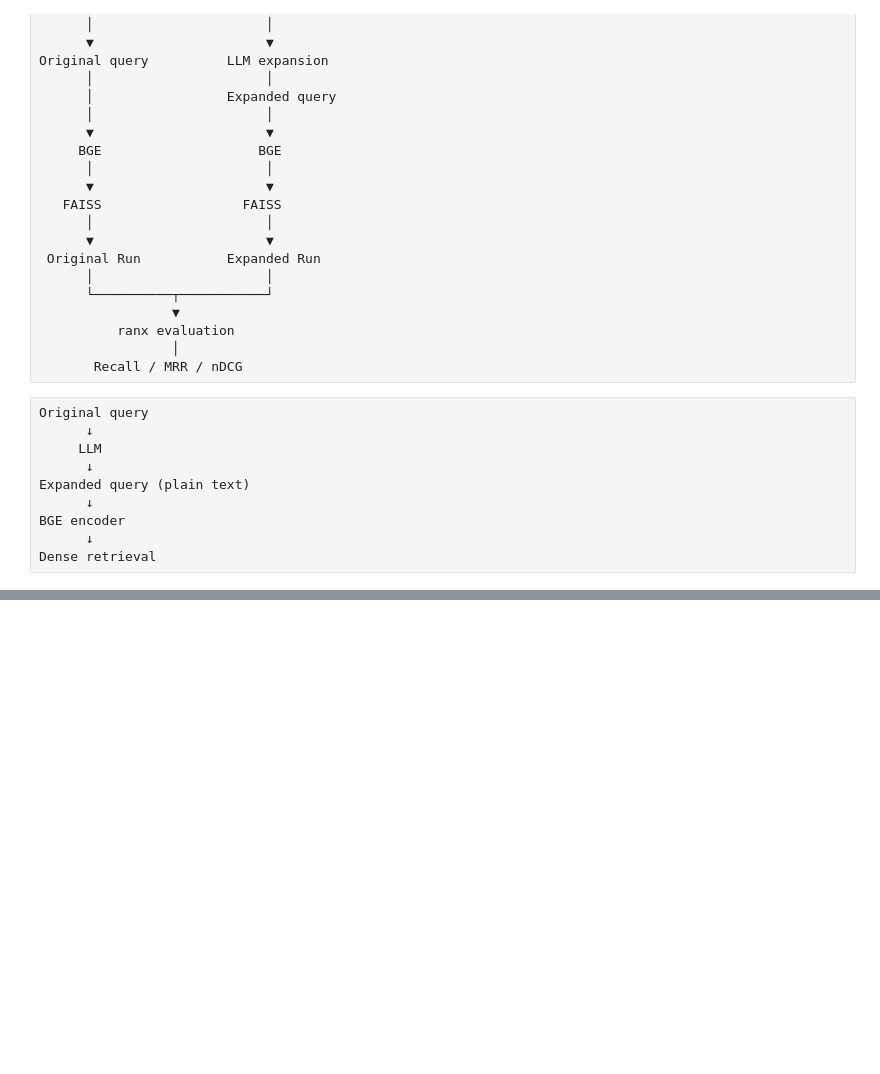
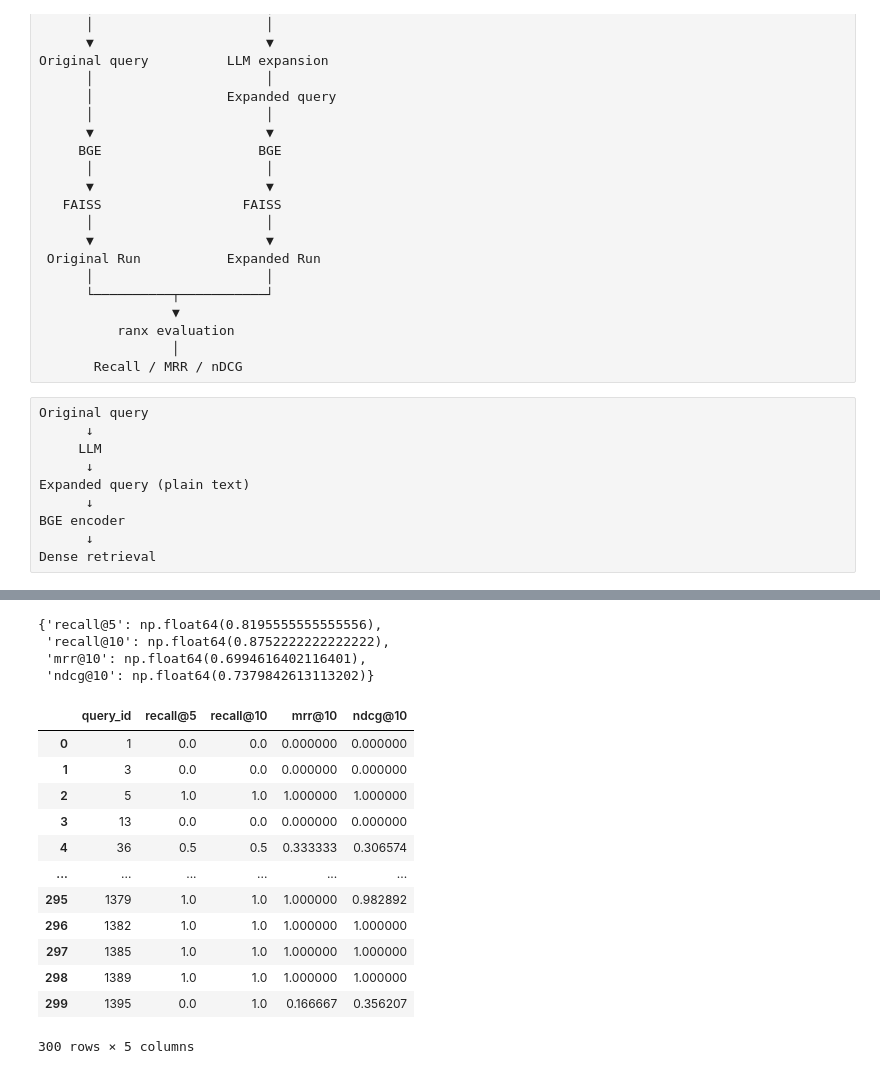
Before and after one commit to GolsaCodes/IR_System, a Jupyter notebook: IR_system.ipynb, the cells around one changed output, grey strips where cells are left out. Cells and saved outputs as stored; diff of their text form; code cells hidden in the pictures; blank space fills up the shorter version.

```diff
--- a/IR_system.ipynb
+++ b/IR_system.ipynb
@@ -478,6 +537,8 @@ for _, row in queries_df.iterrows():
 
     except Exception as e:
         print(f"Error for query {query_id}: {e}")
+# %%
+pd.set_option('display.max_colwidth', None)
 # %%
 expanded_queries_df = pd.read_csv(
     "scifact_gemini_expanded_queries.csv",
@@ -490,0 +574,4 @@ FileNotFoundError: [Errno 2] No such file or directory: 'scifact_gemini_expanded
+# %%
+expanded_queries_df['llm_output'] = expanded_queries_df['expanded_query']
+# %%
+expanded_queries_df['expanded_query'] = expanded_queries_df['original_query'].apply(add_punc) + " " + expanded_queries_df['llm_output']
@@ -490,0 +695,59 @@ FileNotFoundError: [Errno 2] No such file or directory: 'scifact_gemini_expanded
+# %%
+results
+# %% [output]
+{'recall@5': np.float64(0.8195555555555556),
+ 'recall@10': np.float64(0.8752222222222222),
+ 'mrr@10': np.float64(0.6994616402116401),
+ 'ndcg@10': np.float64(0.7379842613113202)}
+# %%
+import pandas as pd
+from ranx import Qrels, Run, evaluate
+
+# Create Qrels and Run objects
+qrels_obj = Qrels(qrels)
+exp_run_obj = Run(exp_run_dict)
+
+# Get overall results
+overall_results = evaluate(
+    qrels_obj,
+    exp_run_obj,
+    ["recall@5", "recall@10", "mrr@10", "ndcg@10"]
+)
+
+# Get per-query results by iterating over each query
+per_query_results = {}
+
+for query_id in qrels.keys():
+    if query_id in exp_run_dict:
+        # Create single-query Qrels and Run
+        single_qrels = Qrels({query_id: qrels[query_id]})
+        single_run = Run({query_id: exp_run_dict[query_id]})
+
+        # Evaluate for this single query
+        single_results = evaluate(
+            single_qrels,
+            single_run,
+            ["recall@5", "recall@10", "mrr@10", "ndcg@10"]
+        )
+
+        per_query_results[query_id] = single_results
+
+df_per_expquery = pd.DataFrame(per_query_results).T
+df_per_expquery.index.name = 'query_id'
+df_per_expquery = df_per_expquery.reset_index()
+# %%
+df_per_expquery
+# %% [output]
+|  | query_id | recall@5 | recall@10 | mrr@10 | ndcg@10 |
+| 0 | 1 | 0.0 | 0.0 | 0.000000 | 0.000000 |
+| 1 | 3 | 0.0 | 0.0 | 0.000000 | 0.000000 |
+| 2 | 5 | 1.0 | 1.0 | 1.000000 | 1.000000 |
+| 3 | 13 | 0.0 | 0.0 | 0.000000 | 0.000000 |
+| 4 | 36 | 0.5 | 0.5 | 0.333333 | 0.306574 |
+| ... | ... | ... | ... | ... | ... |
+| 295 | 1379 | 1.0 | 1.0 | 1.000000 | 0.982892 |
+| 296 | 1382 | 1.0 | 1.0 | 1.000000 | 1.000000 |
+| 297 | 1385 | 1.0 | 1.0 | 1.000000 | 1.000000 |
+| 298 | 1389 | 1.0 | 1.0 | 1.000000 | 1.000000 |
+| 299 | 1395 | 0.0 | 1.0 | 0.166667 | 0.356207 |
+300 rows × 5 columns
```
Also changed, not shown: parts of 16 cells of this notebook.
